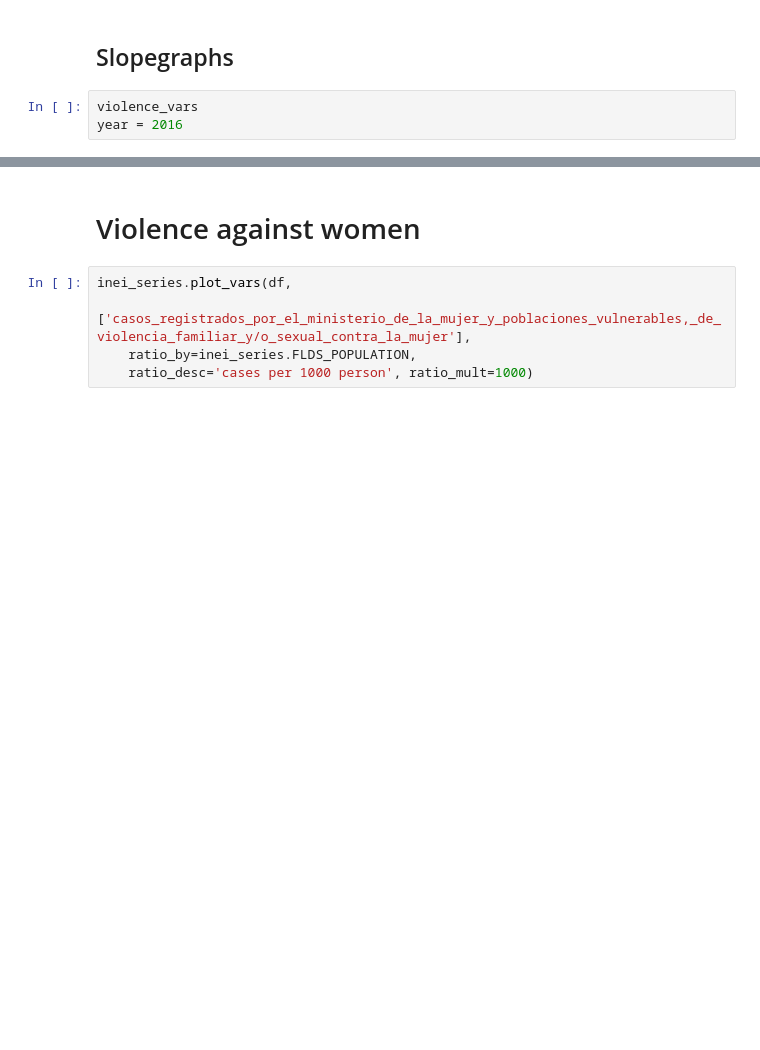
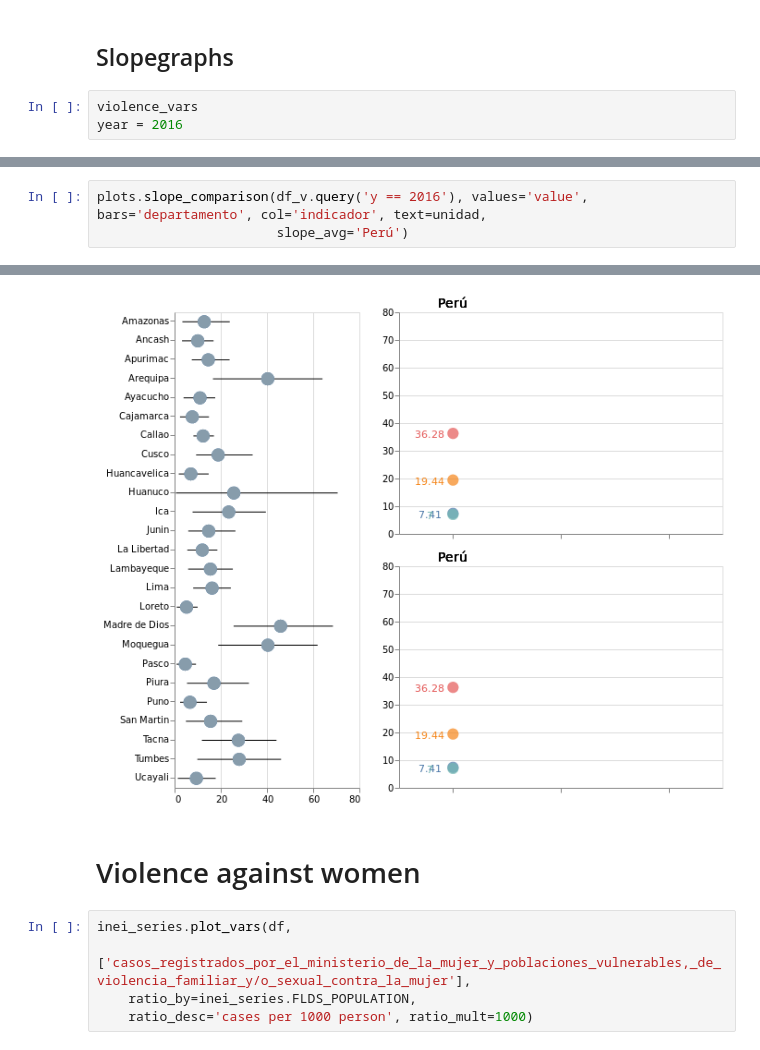
Before and after one commit to renato145/peru-stats, a Jupyter notebook: nbs/explore_inei_series_vars.ipynb, the cells around one changed output, grey strips where cells are left out. Saved outputs shown, nothing was run; the diff lists cells and outputs as text; blank space fills up the shorter version.

```diff
--- a/nbs/explore_inei_series_vars.ipynb
+++ b/nbs/explore_inei_series_vars.ipynb
@@ -155,0 +167,4 @@ chart
+# %%
+plots.slope_comparison(df_v.query('y == 2016'), values='value', bars='departamento', col='indicador', text=unidad,
+                       slope_avg='Perú')
+# %% [output]
@@ -156,3 +172,4 @@ chart
+[figure, added]
 # %% [markdown]
 # Violence against women
 # %%
```
Also changed, not shown: parts of 6 cells of this notebook, 3 other files.
